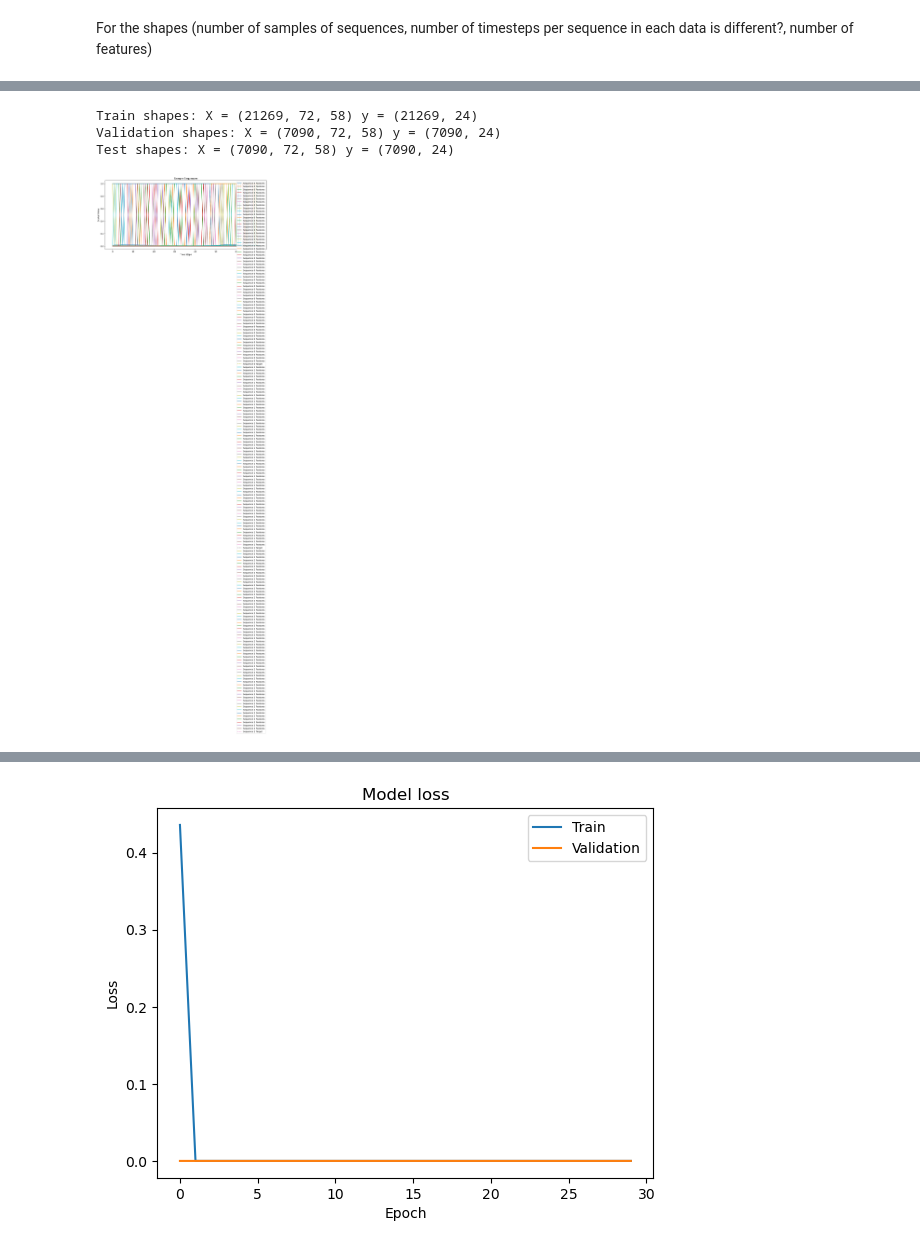
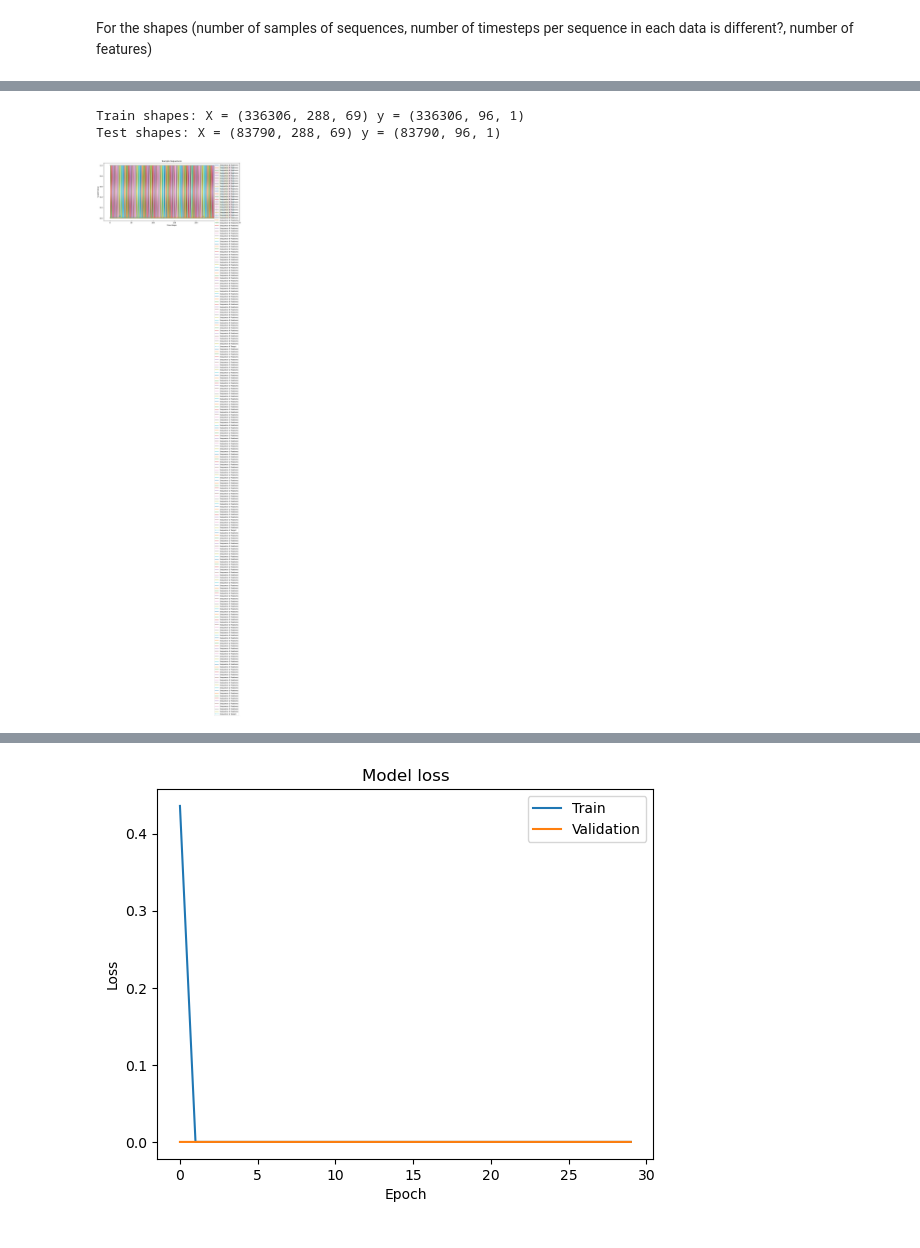
Before and after one commit to les-g-a/FinalProject_1.C01, a Jupyter notebook: DAMvsRTMLSTM.ipynb, the cells around one changed output, grey strips where cells are left out. Cells and saved outputs as stored; diff of their text form; code cells hidden in the pictures.

```diff
--- a/DAMvsRTMLSTM.ipynb
+++ b/DAMvsRTMLSTM.ipynb
@@ -122,10 +122,10 @@ def non_seq_split(X_continuous, X_categorical,Y, test_size=0.2):
     Y_test = Y[int(len(Y) * (1 - test_size)):]
     return X_cont_train, X_cat_train, X_cont_test, X_cat_test, Y_train, Y_test
 
-X_cont_train, X_cat_train, X_cont_test, X_cat_test, Y_train, Y_test = non_seq_split(X_continuous, X_categorical, df['Settlement Point Price_RTM'].values)
+X_cont_train, X_cat_train, X_cont_test, X_cat_test, y_train, y_test = non_seq_split(X_continuous, X_categorical, df['Settlement Point Price_RTM'].values)
 X_cont_train = X_cont_train[96:]
 X_cat_train = X_cat_train[96:]
 X_cont_test = X_cont_test[96:]
 X_cat_test = X_cat_test[96:]
-Y_train = Y_train[96:]
-Y_test = Y_test[96:]
+y_train = y_train[96:]
+y_test = y_test[96:]
@@ -152,6 +141,6 @@ def non_seq_scaler(X_cont_train, X_cont_test, Y_train, Y_test):
     Y_test = Yscaler.transform(Y_test)
     return X_cont_train, X_cont_test, Y_train, Y_test, Xscaler, Yscaler
 
-X_cont_train, X_cont_test, Y_train, Y_test, Xscaler, Yscaler = non_seq_scaler(X_cont_train, X_cont_test, Y_train, Y_test)
+X_cont_train, X_cont_test, y_train, y_test, Xscaler, Yscaler = non_seq_scaler(X_cont_train, X_cont_test, y_train, y_test)
 X_train = np.concatenate((X_cont_train, X_cat_train), axis=1)
 X_test = np.concatenate((X_cont_test, X_cat_test), axis=1)
@@ -162,17 +147,20 @@ X_train.shape
 # %%
+import gc
+gc.collect()
 # in use - Seth new version of encoder
-def rev_encode_data(X,y, lookback=192, forecast=96):
+def rev_encode_data(X, y, lookback=192, forecast=96):
     """
     Encode the data for training an LSTM model, including creating sequences and splitting into input and target.
 
     Parameters:
-    df (pandas.DataFrame): The input dataframe containing the data.
+    X (numpy.ndarray): The input data array.
+    y (numpy.ndarray): The target variable array.
     lookback (int): The number of timesteps to look back (48 hours with 15 minute intervals).
     forecast (int): The number of timesteps to forecast (24 hours with 15 minute intervals).
 
     Returns:
-    X (numpy.ndarray): The encoded DAM feature matrix with sequences.
-    y (numpy.ndarray): The target variable array with sequences.
+    X_seq (numpy.ndarray): The encoded input data with sequences.
+    y_seq (numpy.ndarray): The encoded target variable array with sequences.
     """
 
     if len(X) != len(y):
@@ -190,10 +178,12 @@ def rev_encode_data(X,y, lookback=192, forecast=96):
         if i % 500 == 0:
             print(i)
 
-
     return np.array(X_seq), np.array(y_seq)
 
-X, Y = rev_encode_data(X, Y, lookback=192, forecast=96)
+
+# Encode the train and test data
+X_train_encoded, y_train_encoded = rev_encode_data(X_train, y_train, lookback=192, forecast=96)
+X_test_encoded, y_test_encoded = rev_encode_data(X_test, y_test, lookback=192, forecast=96)
 # %% [output]
 0
 500
@@ -587,30 +497,29 @@ Error:
 # %%
 # Print shapes to verify
-print("Train shapes: X =", X_train_scaled.shape, "y =", y_train_scaled.shape)
-print("Validation shapes: X =", X_val_scaled.shape, "y =", y_val_scaled.shape)
-print("Test shapes: X =", X_test_scaled.shape, "y =", y_test_scaled.shape)
+print("Train shapes: X =", X_train_encoded.shape, "y =", y_train_encoded.shape)
+#print("Validation shapes: X =", X_val_encoded.shape, "y =", y_val_encoded.shape)
+print("Test shapes: X =", X_test_encoded.shape, "y =", y_test_encoded.shape)
 
 # Optionally plot a few sequences
 import matplotlib.pyplot as plt
 
 def plot_sequences(X, y, title='Sample Sequences'):
     plt.figure(figsize=(14, 6))
     num_sequences = 3
     for i in range(num_sequences):
         plt.plot(X[i], label=f'Sequence {i} Features')
         plt.plot(y[i], label=f'Sequence {i} Target', linestyle='--')
     plt.title(title)
     plt.xlabel('Time Steps')
     plt.ylabel('Scaled Value')
     plt.legend()
     plt.show()
 
-plot_sequences(X_train_scaled[:3], y_train_scaled[:3])
+plot_sequences(X_train_encoded[:3], y_train_encoded[:3])
 # %% [output]
-Train shapes: X = (21269, 72, 58) y = (21269, 24)
-Validation shapes: X = (7090, 72, 58) y = (7090, 24)
-Test shapes: X = (7090, 72, 58) y = (7090, 24)
+Train shapes: X = (336306, 288, 69) y = (336306, 96, 1)
+Test shapes: X = (83790, 288, 69) y = (83790, 96, 1)
-[figure, old version]
+[figure, new version]
 # %%
 # df_trimmed = trim_data(df)
 # X, y, months = encode_data(df=df_trimmed)
```
Also changed, not shown: parts of 13 cells of this notebook.
